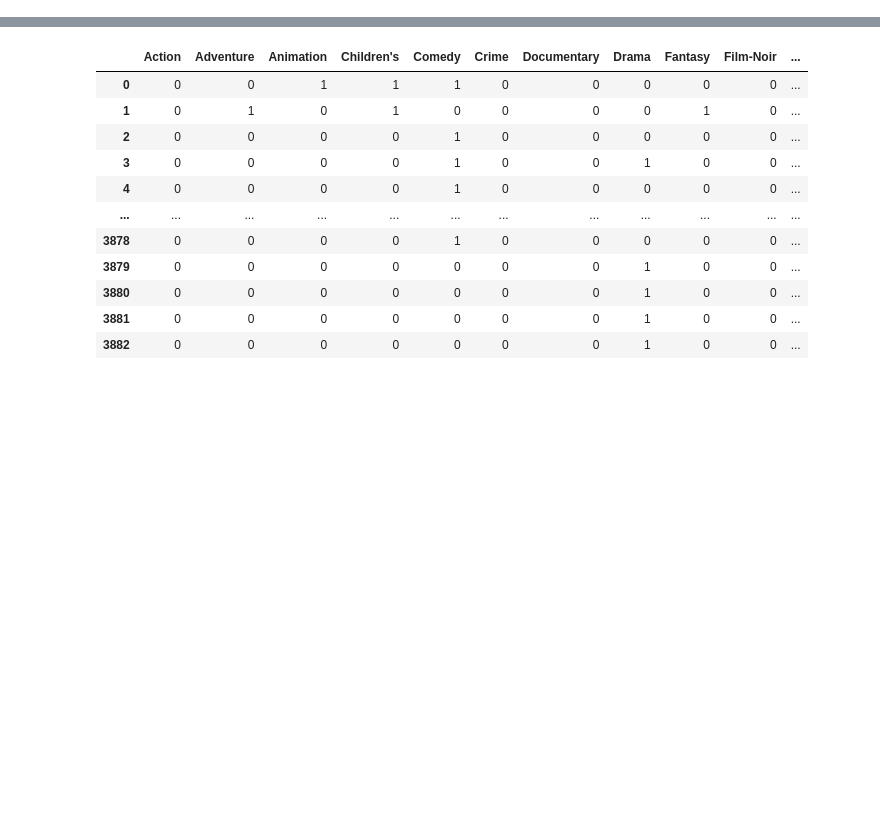
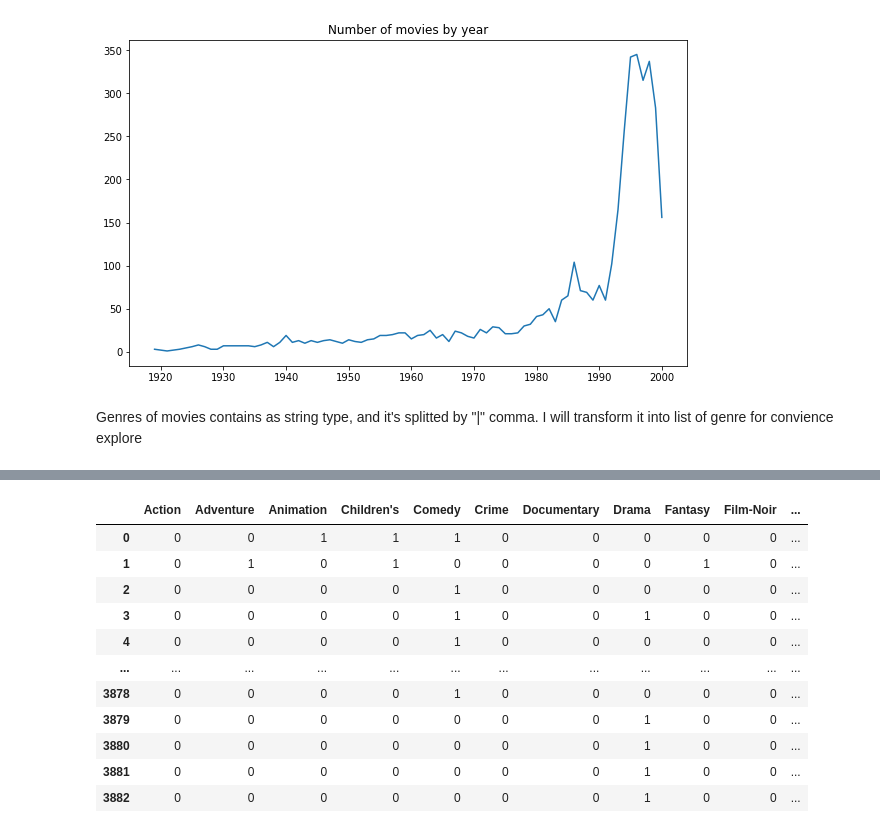
Before and after one commit to winterlovet44/capstone-recommend, a Jupyter notebook: notebooks/movielens_ETL_and_EDA.ipynb, the cells around one changed output, grey strips where cells are left out. Cells and saved outputs as stored; diff of their text form; code cells hidden in the pictures; blank space fills up the shorter version.

```diff
--- a/notebooks/movielens_ETL_and_EDA.ipynb
+++ b/notebooks/movielens_ETL_and_EDA.ipynb
@@ -8,3 +18,3 @@ from sqlalchemy import create_engine
 # %%
-meta = pd.read_csv("ml-1m/movies.dat", delimiter="::", encoding = "ISO-8859-1", header=None,
+meta = pd.read_csv("../raw/movies.dat", delimiter="::", encoding = "ISO-8859-1", header=None,
                    names=["MovieID","Title","Genres"])
@@ -10,0 +45,2 @@ meta = pd.read_csv("ml-1m/movies.dat", delimiter="::", encoding = "ISO-8859-1",
+# %%
+meta['release_year'] = meta.Title.apply(lambda x: x[-5:-1])
@@ -10,0 +59,10 @@ meta = pd.read_csv("ml-1m/movies.dat", delimiter="::", encoding = "ISO-8859-1",
+# %%
+year_count = meta.release_year.value_counts()
+plt.figure(figsize=(10,6))
+sns.lineplot(x=pd.to_datetime(year_count.index), y=year_count.values)
+plt.title("Number of movies by year")
+plt.show()
+# %% [output]
+[figure, added]
+# %% [markdown]
+Genres of movies contains as string type, and it's splitted by "|" comma. I will transform it into list of genre for convience explore
```
Also changed, not shown: parts of 120 cells of this notebook, 1 other file.
